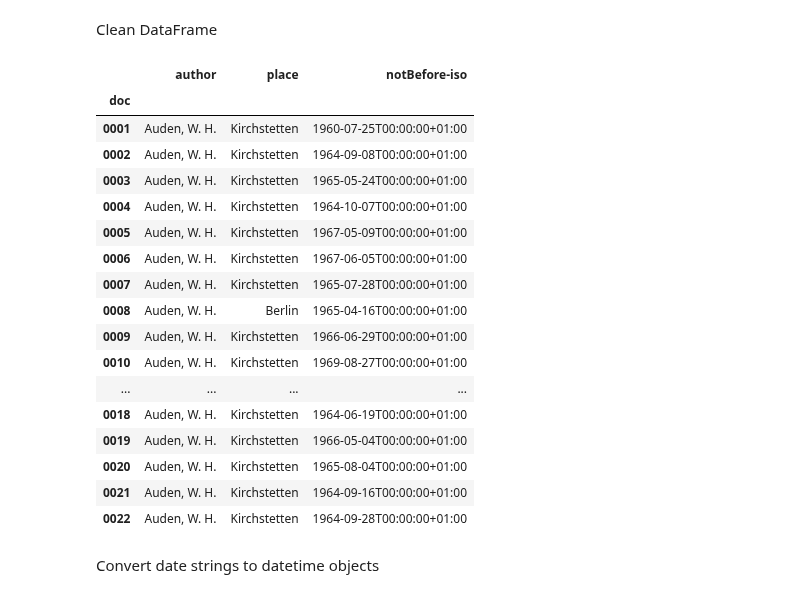
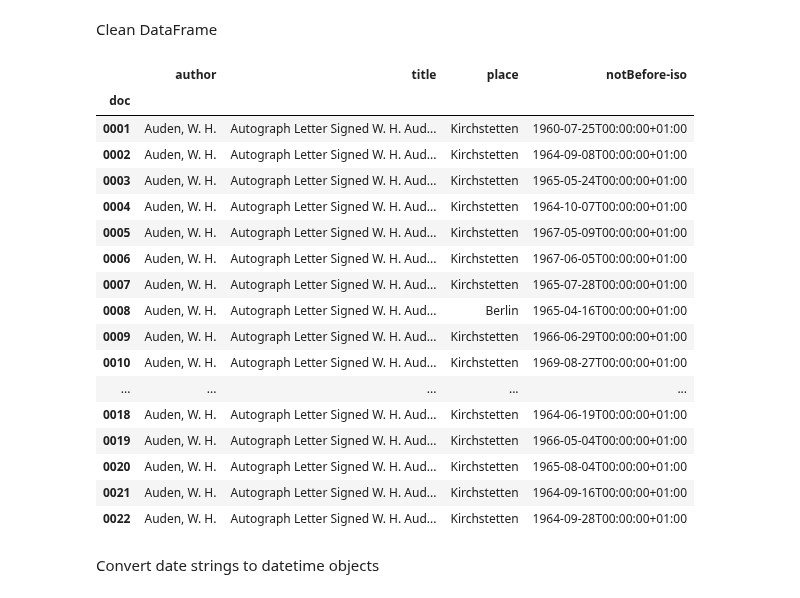
Before and after one commit to auden-in-austria-digital/aad-data, a Jupyter notebook: metadata/ipynb/input_img_id.ipynb, the cells around one changed output. Cells and saved outputs as stored; diff of their text form; code cells hidden in the pictures.

```diff
--- a/metadata/ipynb/output_doc_id.ipynb
+++ b/metadata/ipynb/input_img_id.ipynb
@@ -61,32 +61,32 @@ memory usage: 13.2+ KB
 # %% [markdown]
 Clean DataFrame
 # %%
-df_clean = df.drop_duplicates(subset='doc')[['doc', 'author', 'place', 'notBefore-iso']]  # drop subsequent rows with duplicate values in doc column
+df_clean = df.drop_duplicates(subset='doc')[['doc', 'author', 'title', 'place', 'notBefore-iso']]  # drop subsequent rows with duplicate values in doc column
 
 df_clean.set_index('doc', inplace=True)  # set doc values as index in cleaned dataframe
 
 pd.set_option('display.max_rows', None)
 
 df_clean  # print clean one-row-per-document dataframe
 # %% [output]
-|  | author | place | notBefore-iso |
-| doc |  |  |  |
-| 0001 | Auden, W. H. | Kirchstetten | 1960-07-25T00:00:00+01:00 |
-| 0002 | Auden, W. H. | Kirchstetten | 1964-09-08T00:00:00+01:00 |
-| 0003 | Auden, W. H. | Kirchstetten | 1965-05-24T00:00:00+01:00 |
-| 0004 | Auden, W. H. | Kirchstetten | 1964-10-07T00:00:00+01:00 |
-| 0005 | Auden, W. H. | Kirchstetten | 1967-05-09T00:00:00+01:00 |
-| 0006 | Auden, W. H. | Kirchstetten | 1967-06-05T00:00:00+01:00 |
-| 0007 | Auden, W. H. | Kirchstetten | 1965-07-28T00:00:00+01:00 |
-| 0008 | Auden, W. H. | Berlin | 1965-04-16T00:00:00+01:00 |
-| 0009 | Auden, W. H. | Kirchstetten | 1966-06-29T00:00:00+01:00 |
-| 0010 | Auden, W. H. | Kirchstetten | 1969-08-27T00:00:00+01:00 |
-| ... | ... | ... | ... |
-| 0018 | Auden, W. H. | Kirchstetten | 1964-06-19T00:00:00+01:00 |
-| 0019 | Auden, W. H. | Kirchstetten | 1966-05-04T00:00:00+01:00 |
-| 0020 | Auden, W. H. | Kirchstetten | 1965-08-04T00:00:00+01:00 |
-| 0021 | Auden, W. H. | Kirchstetten | 1964-09-16T00:00:00+01:00 |
-| 0022 | Auden, W. H. | Kirchstetten | 1964-09-28T00:00:00+01:00 |
+|  | author | title | place | notBefore-iso |
+| doc |  |  |  |  |
+| 0001 | Auden, W. H. | Autograph Letter Signed W. H. Aud... | Kirchstetten | 1960-07-25T00:00:00+01:00 |
+| 0002 | Auden, W. H. | Autograph Letter Signed W. H. Aud... | Kirchstetten | 1964-09-08T00:00:00+01:00 |
+| 0003 | Auden, W. H. | Autograph Letter Signed W. H. Aud... | Kirchstetten | 1965-05-24T00:00:00+01:00 |
+| 0004 | Auden, W. H. | Autograph Letter Signed W. H. Aud... | Kirchstetten | 1964-10-07T00:00:00+01:00 |
+| 0005 | Auden, W. H. | Autograph Letter Signed W. H. Aud... | Kirchstetten | 1967-05-09T00:00:00+01:00 |
+| 0006 | Auden, W. H. | Autograph Letter Signed W. H. Aud... | Kirchstetten | 1967-06-05T00:00:00+01:00 |
+| 0007 | Auden, W. H. | Autograph Letter Signed W. H. Aud... | Kirchstetten | 1965-07-28T00:00:00+01:00 |
+| 0008 | Auden, W. H. | Autograph Letter Signed W. H. Aud... | Berlin | 1965-04-16T00:00:00+01:00 |
+| 0009 | Auden, W. H. | Autograph Letter Signed W. H. Aud... | Kirchstetten | 1966-06-29T00:00:00+01:00 |
+| 0010 | Auden, W. H. | Autograph Letter Signed W. H. Aud... | Kirchstetten | 1969-08-27T00:00:00+01:00 |
+| ... | ... | ... | ... | ... |
+| 0018 | Auden, W. H. | Autograph Letter Signed W. H. Aud... | Kirchstetten | 1964-06-19T00:00:00+01:00 |
+| 0019 | Auden, W. H. | Autograph Letter Signed W. H. Aud... | Kirchstetten | 1966-05-04T00:00:00+01:00 |
+| 0020 | Auden, W. H. | Autograph Letter Signed W. H. Aud... | Kirchstetten | 1965-08-04T00:00:00+01:00 |
+| 0021 | Auden, W. H. | Autograph Letter Signed W. H. Aud... | Kirchstetten | 1964-09-16T00:00:00+01:00 |
+| 0022 | Auden, W. H. | Autograph Letter Signed W. H. Aud... | Kirchstetten | 1964-09-28T00:00:00+01:00 |
 # %% [markdown]
 Convert date strings to datetime objects
 # %%
```
Also changed, not shown: parts of 1 cell of this notebook, 3 other files.
